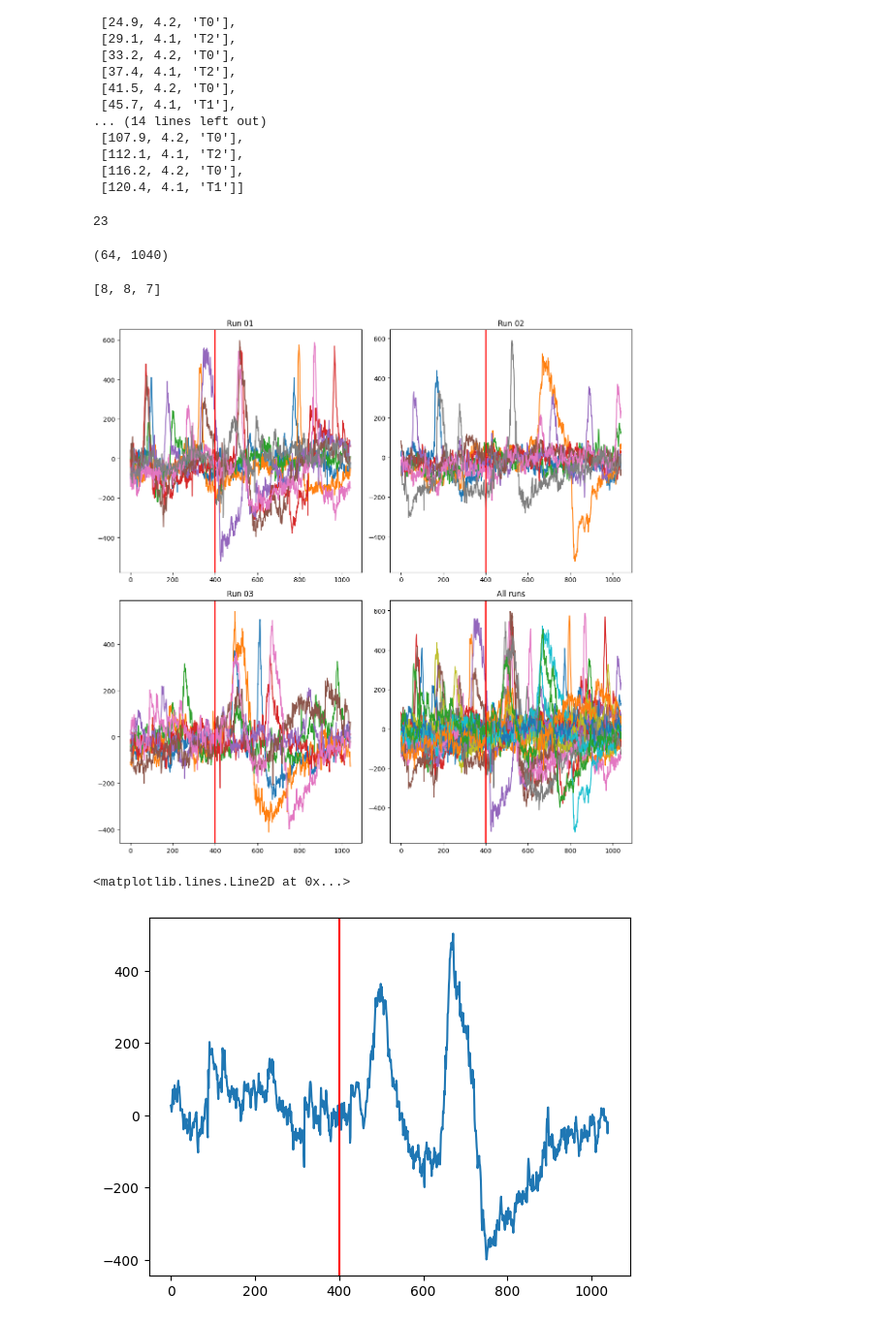
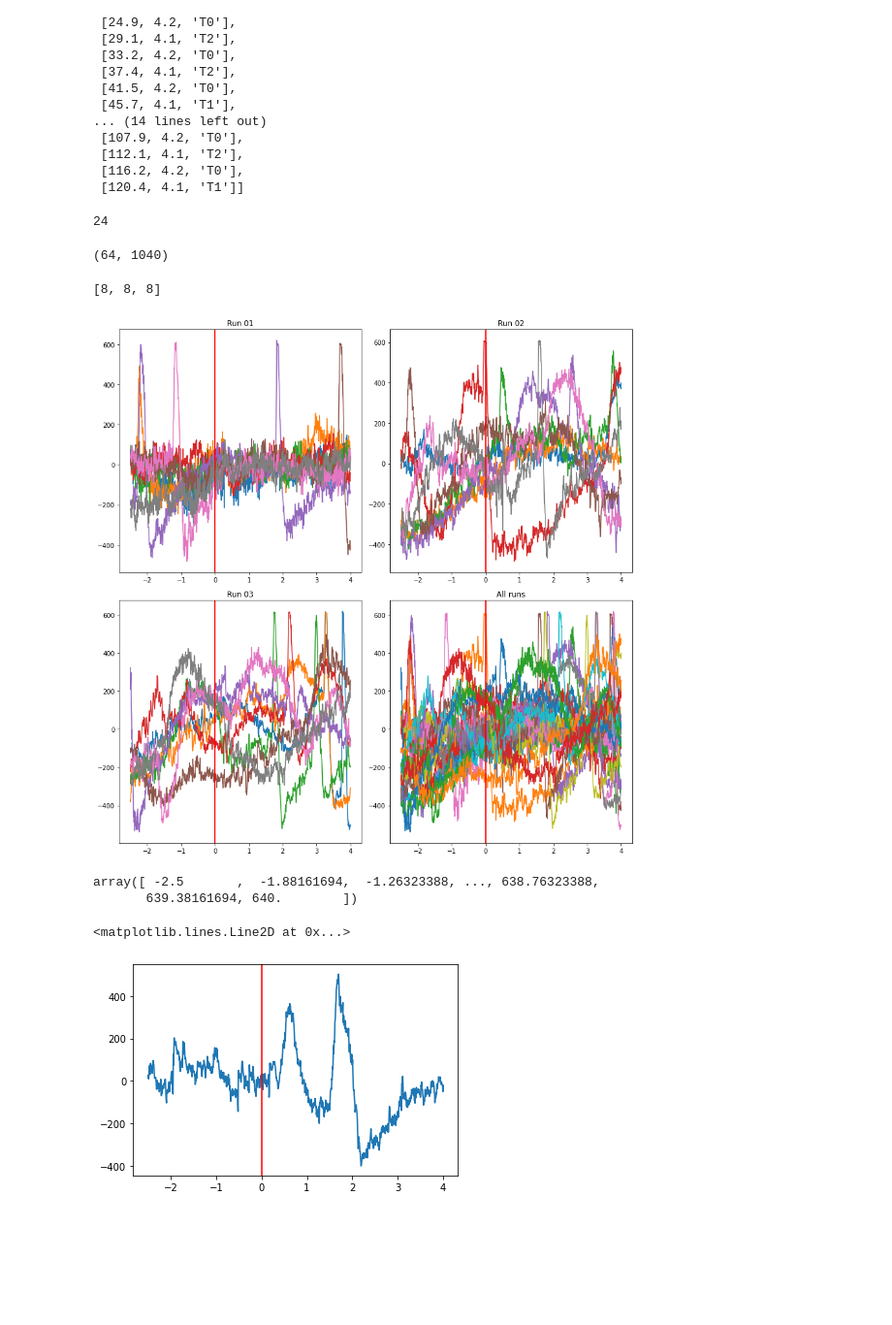
Before and after one commit to agmedinaz/tandil, a Jupyter notebook: analysis_v2.ipynb, the cells around one changed output. Shown: that part at 97% size. Cells and saved outputs as stored; diff of their text form; code cells hidden in the pictures; blank space fills up the shorter version.

```diff
--- a/analysis_v2.ipynb
+++ b/analysis_v2.ipynb
@@ -50,11 +51,11 @@ header['annotations']
  [116.2, 4.2, 'T0'],
  [120.4, 4.1, 'T1']]
 # %%
-subject, data, per_run, labels, channels = auxlib.GetSignal(1, 'RL', sample_rate=160, segment_length=1040, selected_channels=None)
+subject, data, per_run, labels, channels = auxlib.GetSignal(10, 'RL', sample_rate=160, segment_length=1040, selected_channels=None)
 # %%
 len(data)
 # %% [output]
-23
+24
 # %%
 data[0].shape
 # %% [output]
@@ -62,26 +63,26 @@ data[0].shape
 # %%
 per_run
 # %% [output]
-[8, 8, 7]
+[8, 8, 8]
 # %%
 fs = 160.0
-
+time = np.linspace(-400/fs, 4, 1040)
 fig, axs = plt.subplots(2, 2, figsize=(12, 12))
 
 for i in range(len(data)):
 	signals = data[i]
 	if i<per_run[0]:
 		run = 1
-		axs[0, 0].plot(signals[21,:])
-		axs[0, 0].axvline(x=400, color = 'r')
+		axs[0, 0].plot(time, signals[21,:])
+		axs[0, 0].axvline(x=0, color = 'r')
 	elif per_run[0]<= i <(per_run[1]+per_run[0]):
-		axs[0, 1].plot(signals[21,:])
-		axs[0, 1].axvline(x=400, color = 'r')
+		axs[0, 1].plot(time, signals[21,:])
+		axs[0, 1].axvline(x=0, color = 'r')
 	else:
-		axs[1, 0].plot(signals[21,:])
-		axs[1, 0].axvline(x=400, color = 'r')
-	axs[1, 1].plot(signals[21,:])
-	axs[1, 1].axvline(x=400, color = 'r')
+		axs[1, 0].plot(time,signals[21,:])
+		axs[1, 0].axvline(x=0, color = 'r')
+	axs[1, 1].plot(time,signals[21,:])
+	axs[1, 1].axvline(x=0, color = 'r')
 
 
 
@@ -98,4 +99,4 @@ fig.tight_layout()
 
 plt.show()
 # %% [output]
-[figure, old version]
+[figure, new version]
@@ -102,6 +118,11 @@ plt.show()
+# %%
+time
+# %% [output]
+array([ -2.5       ,  -1.88161694,  -1.26323388, ..., 638.76323388,
+       639.38161694, 640.        ])
 # %%
-plt.plot(signals[21,:])
-plt.axvline(x=400, color = 'r')
+plt.plot(time, signals[21,:])
+plt.axvline(x=0, color = 'r')
 # %% [output]
 <matplotlib.lines.Line2D at 0x...>
-[figure, old version]
+[figure, new version]
```
Also changed, not shown: parts of 25 cells of this notebook, 2 other files.
